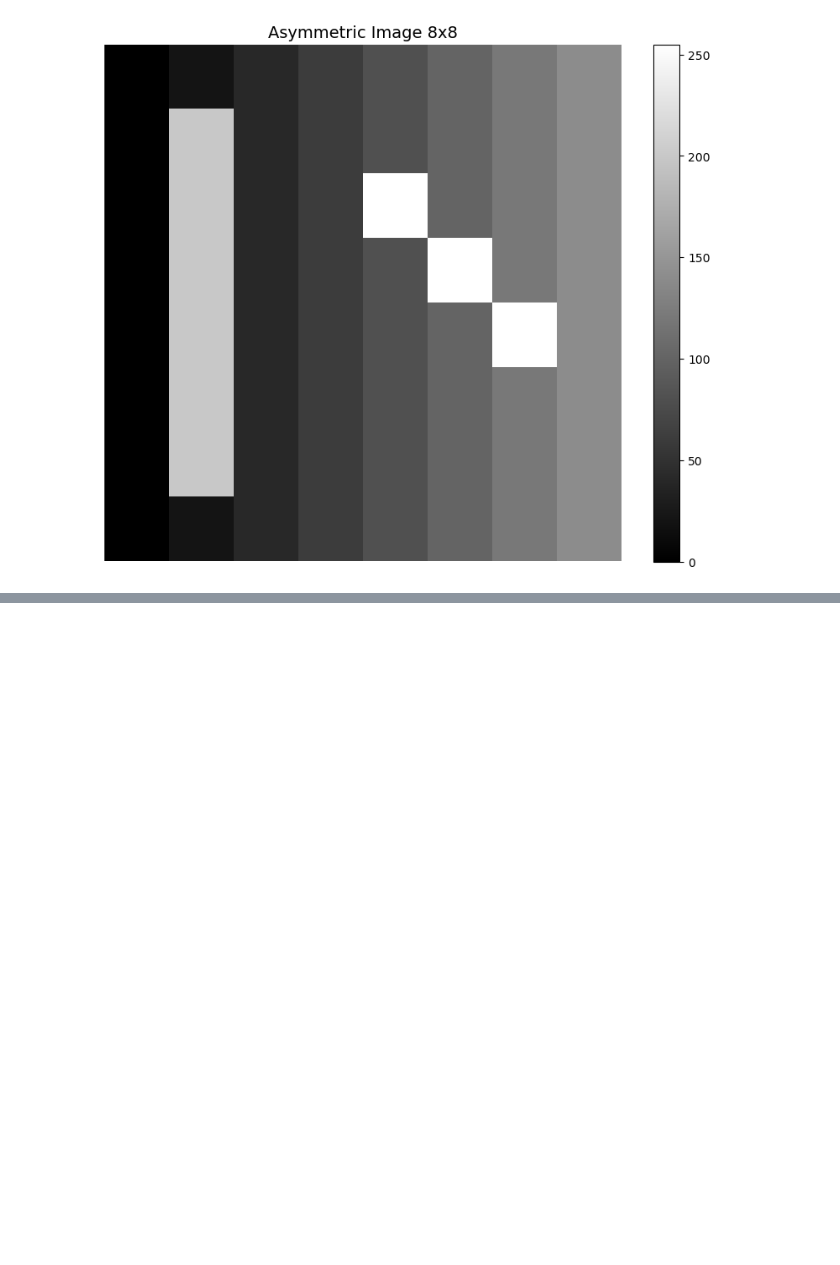
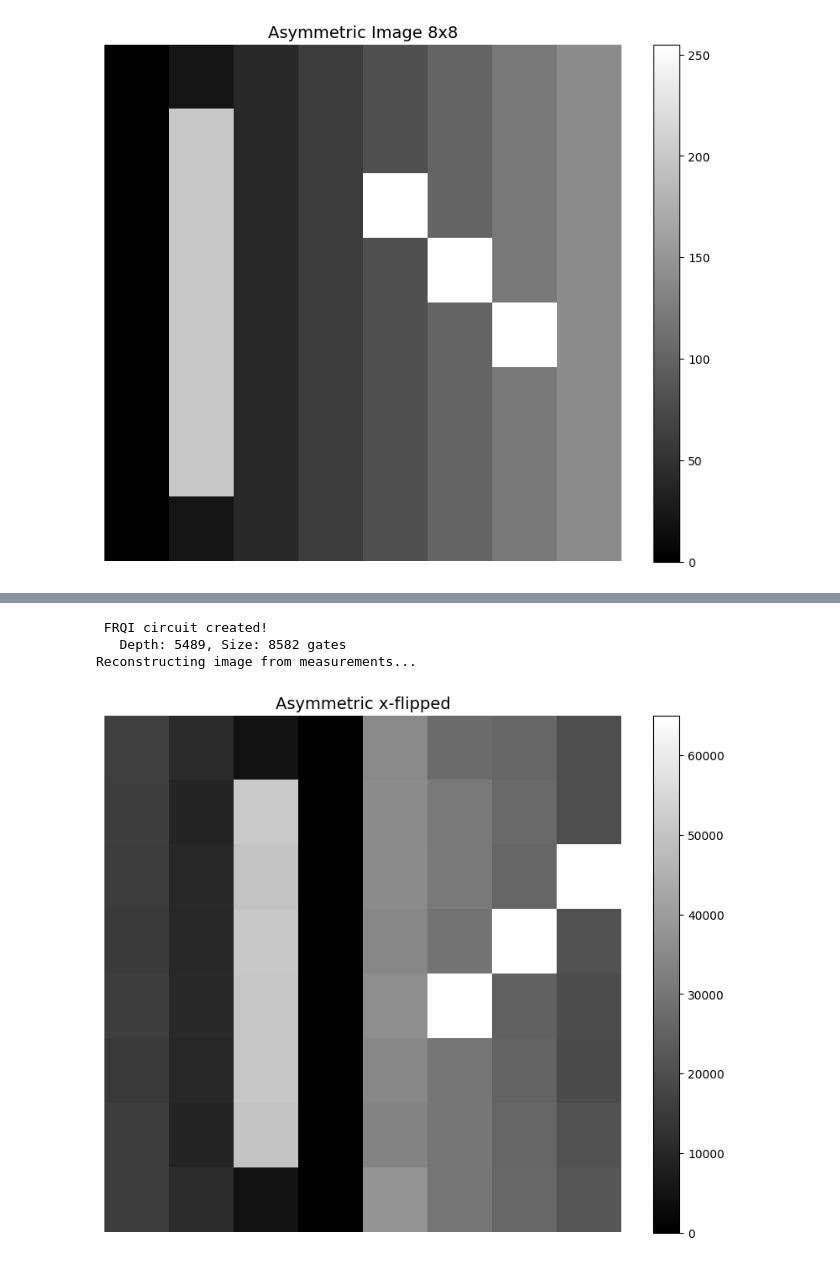
Before and after one commit to jeffbrin/IQuCodeFest-QuantumConcordia, a Jupyter notebook: ProvidedFiles/side_quests/challenge_01_quantum_vision_fundamentals/frqi_challenge_en.ipynb, the cells around one changed output, grey strips where cells are left out. Cells and saved outputs as stored; diff of their text form; code cells hidden in the pictures; blank space fills up the shorter version.

```diff
--- a/ProvidedFiles/side_quests/challenge_01_quantum_vision_fundamentals/frqi_challenge_en.ipynb
+++ b/ProvidedFiles/side_quests/challenge_01_quantum_vision_fundamentals/frqi_challenge_en.ipynb
@@ -785,3 +825,20 @@ Original Image (8x8):
 # %%
 # Full horizontal flip
 # TODO ...
+
+circuit_8x8, n_pos = encode_frqi_grayscale(image_8x8)
+for pos in range(0, int(n_pos/2)):
+    circuit_8x8.x(pos)
+circuit_8x8.measure_all()
+
+num_shots = 1000 * (2**n_pos) # 200 shots per pixel address
+counts = q_utils.run_simulation(circuit_8x8, shots=num_shots)
+
+# Reconstruct
+frqi_reconstructed = reconstruct_grayscale_from_frqi(counts, n_pos, image_8x8.shape)
+img_utils.display_image(frqi_reconstructed * 255, "Asymmetric x-flipped")
+# %% [output]
+ FRQI circuit created!
+   Depth: 5489, Size: 8582 gates
+Reconstructing image from measurements...
+[figure, added]
```
Also changed, not shown: parts of 8 cells of this notebook.
